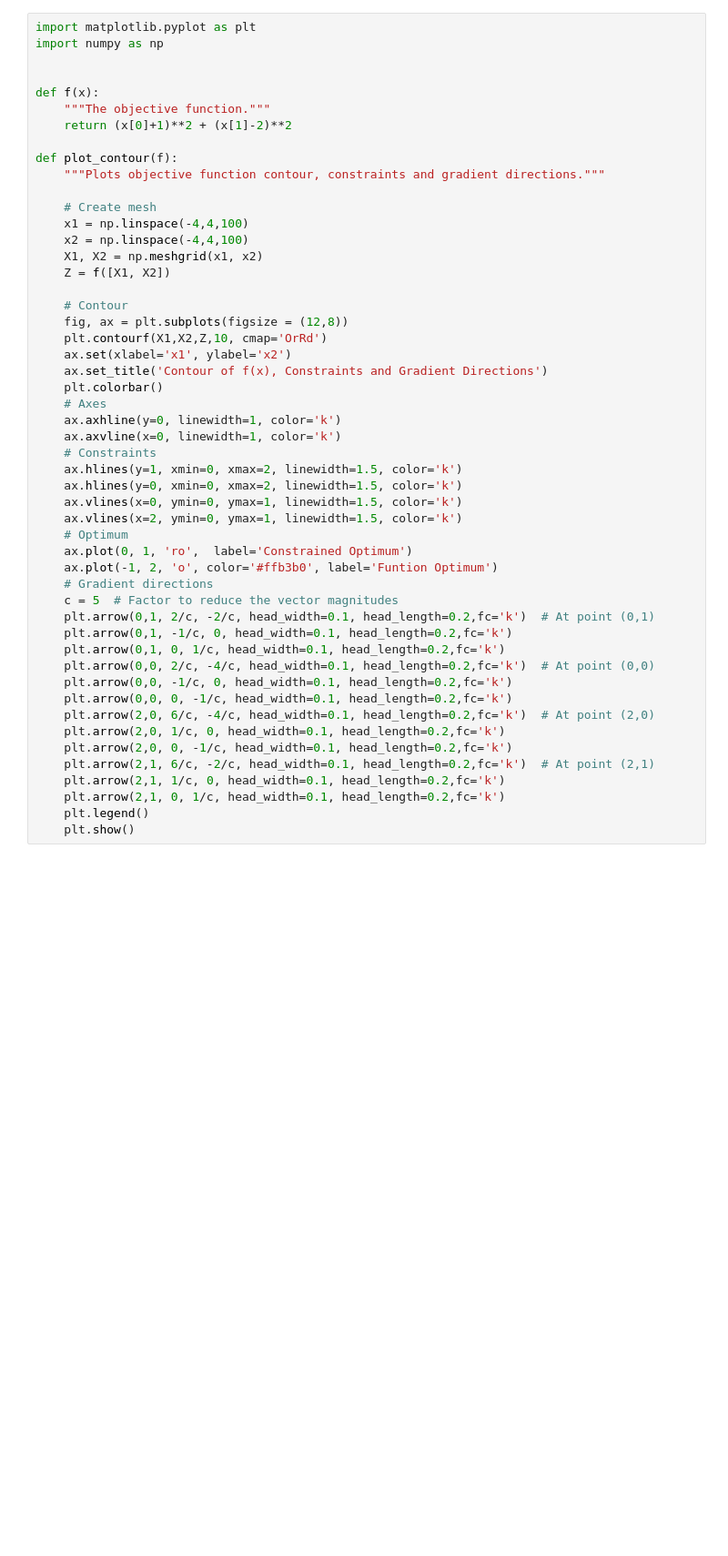
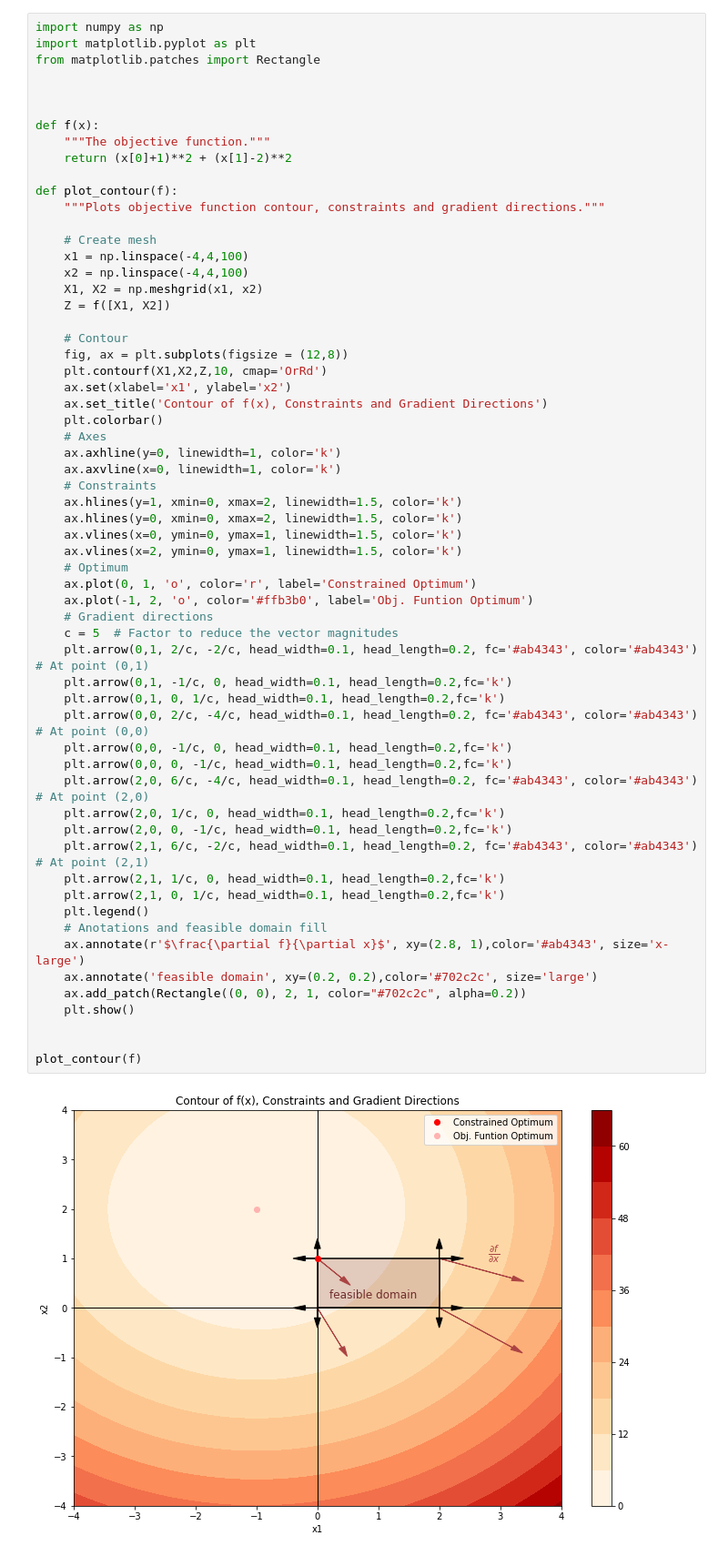
Before and after one commit to elena-ecn/optimization-F2021, a Jupyter notebook: Homework/Homework4/DesignOptimization_HW_4.ipynb, the cells around one changed output. Shown at 91% size. Saved outputs shown, nothing was run; the diff lists cells and outputs as text; blank space fills up the shorter version.

Commit message:
Update plot and find gradient directions - P1 (HW4)

```diff
--- a/Homework/Homework4/DesignOptimization_HW_4.ipynb
+++ b/Homework/Homework4/DesignOptimization_HW_4.ipynb
@@ -67,6 +18,8 @@ by implementing the generalized reduced gradient algorithm.
 # %%
+import numpy as np
 import matplotlib.pyplot as plt
-import numpy as np
+from matplotlib.patches import Rectangle
+
 
 
 def f(x):
@@ -82,36 +35,45 @@ def plot_contour(f):
     X1, X2 = np.meshgrid(x1, x2)
     Z = f([X1, X2])
 
     # Contour
     fig, ax = plt.subplots(figsize = (12,8))
     plt.contourf(X1,X2,Z,10, cmap='OrRd')
     ax.set(xlabel='x1', ylabel='x2')
     ax.set_title('Contour of f(x), Constraints and Gradient Directions')
     plt.colorbar()
     # Axes
     ax.axhline(y=0, linewidth=1, color='k')
     ax.axvline(x=0, linewidth=1, color='k')
     # Constraints
     ax.hlines(y=1, xmin=0, xmax=2, linewidth=1.5, color='k')
     ax.hlines(y=0, xmin=0, xmax=2, linewidth=1.5, color='k')
     ax.vlines(x=0, ymin=0, ymax=1, linewidth=1.5, color='k')
     ax.vlines(x=2, ymin=0, ymax=1, linewidth=1.5, color='k')
     # Optimum
-    ax.plot(0, 1, 'ro',  label='Constrained Optimum')
-    ax.plot(-1, 2, 'o', color='#ffb3b0', label='Funtion Optimum')
+    ax.plot(0, 1, 'o', color='r', label='Constrained Optimum')
+    ax.plot(-1, 2, 'o', color='#ffb3b0', label='Obj. Funtion Optimum')
     # Gradient directions
     c = 5  # Factor to reduce the vector magnitudes
-    plt.arrow(0,1, 2/c, -2/c, head_width=0.1, head_length=0.2,fc='k')  # At point (0,1)
+    plt.arrow(0,1, 2/c, -2/c, head_width=0.1, head_length=0.2, fc='#ab4343', color='#ab4343')  # At point (0,1)
     plt.arrow(0,1, -1/c, 0, head_width=0.1, head_length=0.2,fc='k')
     plt.arrow(0,1, 0, 1/c, head_width=0.1, head_length=0.2,fc='k')
-    plt.arrow(0,0, 2/c, -4/c, head_width=0.1, head_length=0.2,fc='k')  # At point (0,0)
+    plt.arrow(0,0, 2/c, -4/c, head_width=0.1, head_length=0.2, fc='#ab4343', color='#ab4343')  # At point (0,0)
     plt.arrow(0,0, -1/c, 0, head_width=0.1, head_length=0.2,fc='k')
     plt.arrow(0,0, 0, -1/c, head_width=0.1, head_length=0.2,fc='k')
-    plt.arrow(2,0, 6/c, -4/c, head_width=0.1, head_length=0.2,fc='k')  # At point (2,0)
+    plt.arrow(2,0, 6/c, -4/c, head_width=0.1, head_length=0.2, fc='#ab4343', color='#ab4343')  # At point (2,0)
     plt.arrow(2,0, 1/c, 0, head_width=0.1, head_length=0.2,fc='k')
     plt.arrow(2,0, 0, -1/c, head_width=0.1, head_length=0.2,fc='k')
-    plt.arrow(2,1, 6/c, -2/c, head_width=0.1, head_length=0.2,fc='k')  # At point (2,1)
+    plt.arrow(2,1, 6/c, -2/c, head_width=0.1, head_length=0.2, fc='#ab4343', color='#ab4343')  # At point (2,1)
     plt.arrow(2,1, 1/c, 0, head_width=0.1, head_length=0.2,fc='k')
     plt.arrow(2,1, 0, 1/c, head_width=0.1, head_length=0.2,fc='k')
     plt.legend()
+    # Anotations and feasible domain fill
+    ax.annotate(r'$\frac{\partial f}{\partial x}$', xy=(2.8, 1),color='#ab4343', size='x-large')
+    ax.annotate('feasible domain', xy=(0.2, 0.2),color='#702c2c', size='large')
+    ax.add_patch(Rectangle((0, 0), 2, 1, color="#702c2c", alpha=0.2))
     plt.show()
+
+
+plot_contour(f)
+# %% [output]
+[figure, added]
```
Also changed, not shown: parts of 7 cells of this notebook.
